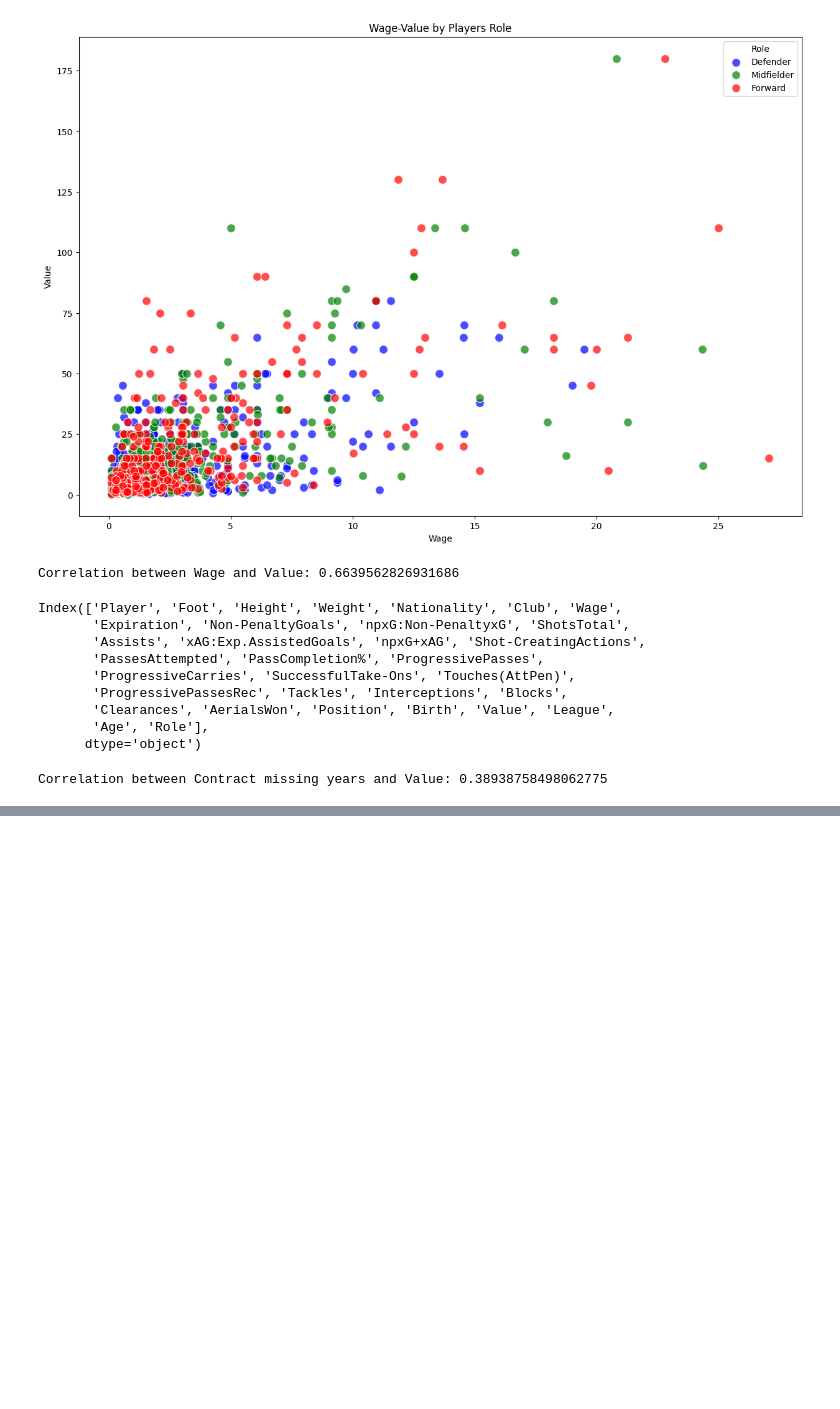
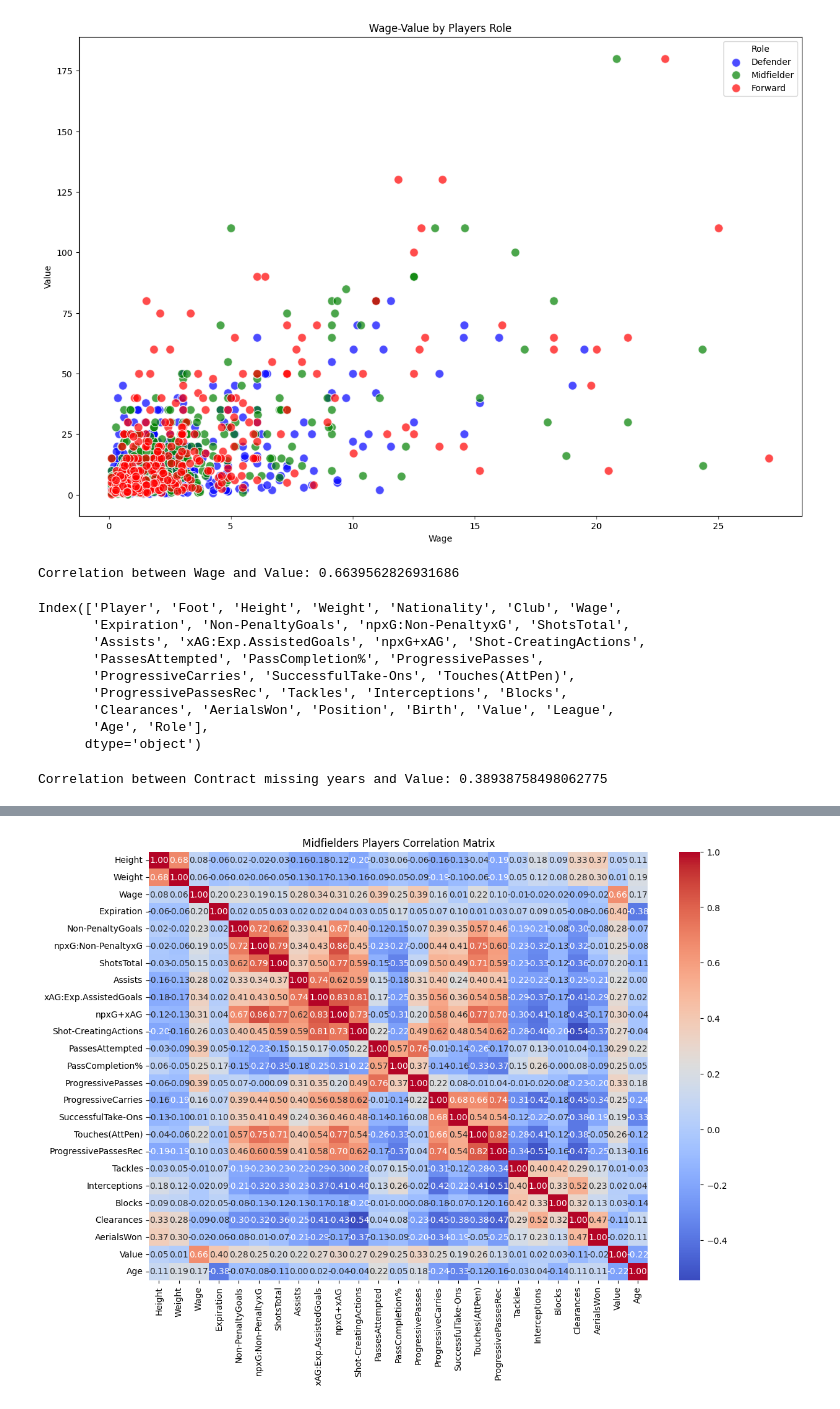
Before and after one commit to federicopaschetta/FootballPlayersAnalysis, a Jupyter notebook: analysis.ipynb, the cells around one changed output, grey strips where cells are left out. Saved outputs shown, nothing was run; the diff lists cells and outputs as text; code cells hidden in the pictures; blank space fills up the shorter version.

```diff
--- a/analysis.ipynb
+++ b/analysis.ipynb
@@ -378,0 +390,11 @@ plt.show()
+# %%
+numeric_columns = mid_df.select_dtypes(include=['float64', 'int64']).columns
+numeric_columns
+correlation_matrix = mid_df[numeric_columns].corr()
+plt.figure(figsize=(13, 9))
+sns.heatmap(correlation_matrix, annot=True, cmap='coolwarm', fmt=".2f")
+
+plt.title('Midfielders Players Correlation Matrix')
+plt.show()
+# %% [output]
+[figure, added]
```
Also changed, not shown: parts of 3 cells of this notebook, 4 other files.
